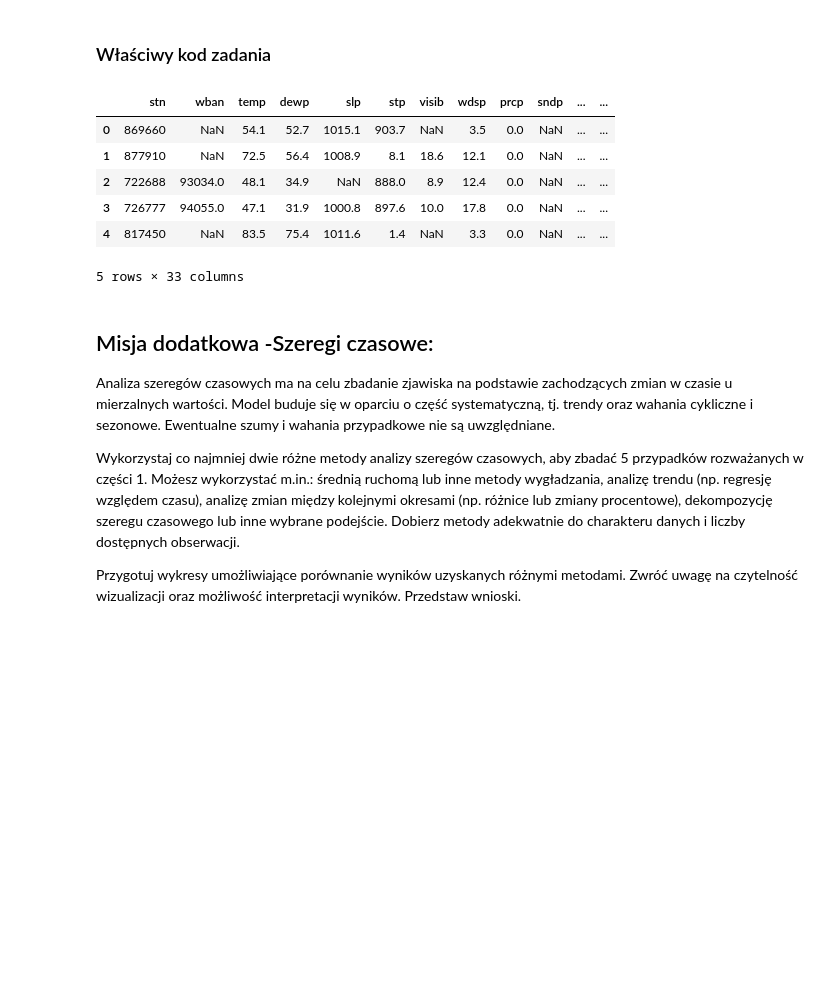
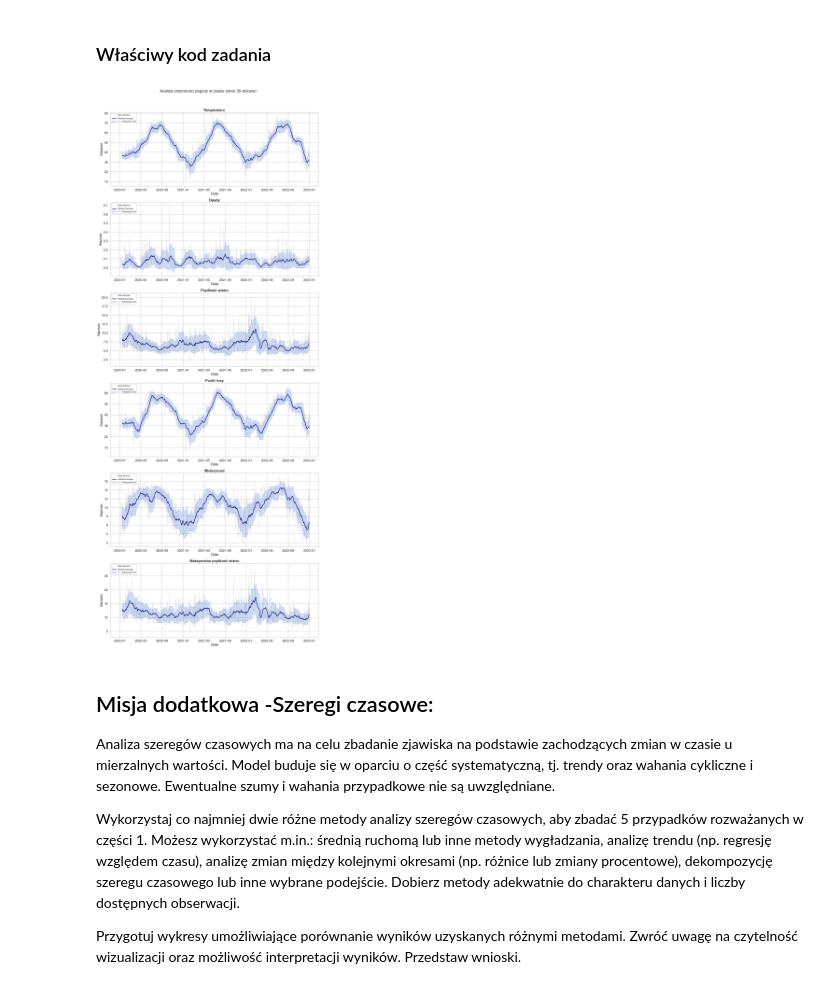
Before and after one commit to Matio004/PodstawyPrzetwarzaniaDuzychZbiorowDanych, a Jupyter notebook: zad3.ipynb, the cells around one changed output. Cells and saved outputs as stored; diff of their text form; code cells hidden in the pictures; blank space fills up the shorter version.

```diff
--- a/zad3.ipynb
+++ b/zad3.ipynb
@@ -87,69 +87,62 @@ df.to_csv('data/data_3_years_imputed.csv', index=False)
 df = pd.read_csv('data/data_3_years_imputed.csv')
 
 variables = ['temp', 'prcp', 'wdsp', 'dewp', 'visib', 'mxpsd']
+df = df[df['country']=='PL']
+df['date'] = pd.to_datetime(df['date'])
+df = df.sort_values('date')
+df = df.groupby('date')[variables].mean()
 
 for var in variables:
-    df[f'{var}_mean'] = df[var].rolling(window=30, min_periods=15).mean()
-    df[f'{var}_std'] = df[var].rolling(window=30, min_periods=15).std()
+    df[f'{var}_rolling_mean'] = df[var].rolling(window=30, min_periods=15).mean()
+    df[f'{var}_rolling_std'] = df[var].rolling(window=30, min_periods=15).std()
-# %%
-df.head()
-# %% [output]
-|  | stn | wban | temp | dewp | slp | stp | visib | wdsp | prcp | sndp | ... | ... |
-| 0 | 869660 | NaN | 54.1 | 52.7 | 1015.1 | 903.7 | NaN | 3.5 | 0.0 | NaN | ... | ... |
-| 1 | 877910 | NaN | 72.5 | 56.4 | 1008.9 | 8.1 | 18.6 | 12.1 | 0.0 | NaN | ... | ... |
-| 2 | 722688 | 93034.0 | 48.1 | 34.9 | NaN | 888.0 | 8.9 | 12.4 | 0.0 | NaN | ... | ... |
-| 3 | 726777 | 94055.0 | 47.1 | 31.9 | 1000.8 | 897.6 | 10.0 | 17.8 | 0.0 | NaN | ... | ... |
-| 4 | 817450 | NaN | 83.5 | 75.4 | 1011.6 | 1.4 | NaN | 3.3 | 0.0 | NaN | ... | ... |
-5 rows × 33 columns
 # %%
 sns.set_theme(style="whitegrid", context="talk")
 
-# 2. Przygotowanie siatki wykresów (3 wiersze, 2 kolumny)
-fig, axes = plt.subplots(nrows=3, ncols=2, figsize=(16, 18), sharex=True)
+
+fig, axes = plt.subplots(nrows=6, ncols=1, figsize=(16,40))
 fig.suptitle('Analiza zmienności pogody w czasie (okno 30-dniowe)', fontsize=20, y=0.98)
 
-# Spłaszczenie tablicy osi dla łatwiejszej iteracji
 axes = axes.flatten()
 
-# Zmienne i ich polskie odpowiedniki do tytułów
+
 variables = ['temp', 'prcp', 'wdsp', 'dewp', 'visib', 'mxpsd']
 titles = [
-    'Temperatura [°C/F]',
-    'Opady [mm/cale]',
+    'Temperatura ',
+    'Opady',
     'Prędkość wiatru',
     'Punkt rosy',
-    'Widzialność',
+    'Widoczność',
     'Maksymalna prędkość wiatru'
 ]
 
-# 3. Rysowanie wykresów w pętli
 for i, var in enumerate(variables):
     ax = axes[i]
 
-    # Surowe dane dzienne (jasnoszare tło)
+
     sns.lineplot(data=df, x=df.index, y=var, ax=ax, color='gray', alpha=0.3, linewidth=1, label='Dane dzienne')
 
-    # Średnia krocząca (wyraźna linia)
-    sns.lineplot(data=df, x=df.index, y=f'{var}_mean', ax=ax, color='darkblue', linewidth=2.5, label='Średnia krocząca')
 
-    # Wstęga odchylenia standardowego wokół średniej
+    sns.lineplot(data=df, x=df.index, y=f'{var}_rolling_mean', ax=ax, color='darkblue', linewidth=2.5, label='Średnia krocząca')
+
+
     ax.fill_between(
         df.index,
-        df[f'{var}_mean'] - df[f'{var}_std'],
-        df[f'{var}_mean'] + df[f'{var}_std'],
+        df[f'{var}_rolling_mean'] - df[f'{var}_rolling_std'],
+        df[f'{var}_rolling_mean'] + df[f'{var}_rolling_std'],
         color='cornflowerblue', alpha=0.3, label='+/- 1 Odchylenie Std'
     )
 
-    # Formatowanie pojedynczego wykresu
+
     ax.set_title(titles[i], fontweight='bold')
     ax.set_xlabel('Data')
     ax.set_ylabel('Wartość')
     ax.legend(loc='upper left', fontsize=10)
 
-# 4. Poprawa czytelności układu
 plt.tight_layout()
-fig.subplots_adjust(top=0.94) # Zrobienie miejsca na główny tytuł
+fig.subplots_adjust(top=0.94)
 plt.show()
+# %% [output]
+[figure, added]
 # %% [markdown]
 ## Misja dodatkowa -Szeregi czasowe:
 
```
Also changed, not shown: parts of 1 cell of this notebook.
